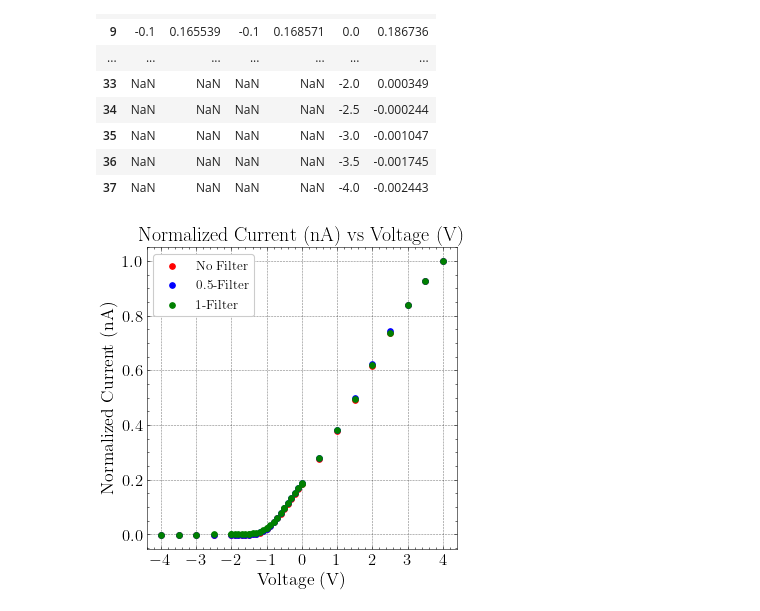
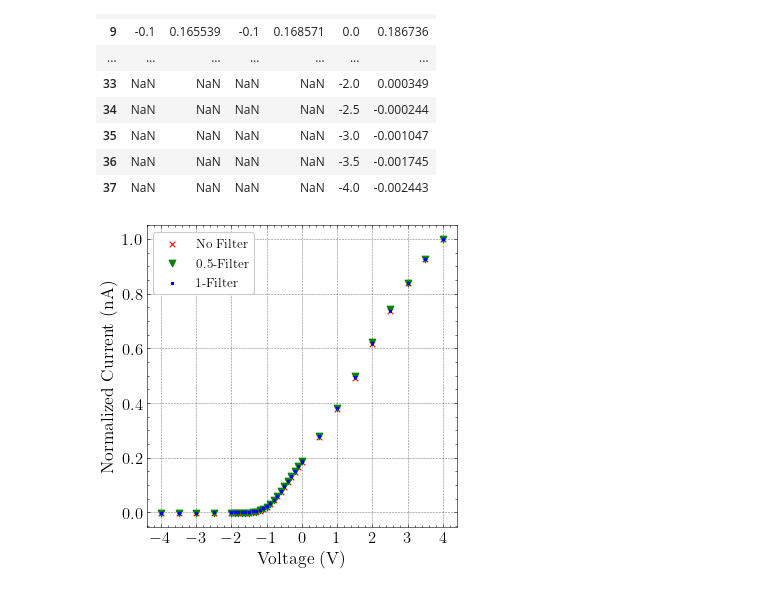
Before and after one commit to rvizarreta/ModernLab, a Jupyter notebook: 3. Photoelectric Effect/Lab.ipynb, the cells around one changed output. Cells and saved outputs as stored; diff of their text form; code cells hidden in the pictures.

```diff
--- a/3. Photoelectric Effect/Lab.ipynb
+++ b/3. Photoelectric Effect/Lab.ipynb
@@ -789,20 +795,20 @@ df
 # %%
 # PLOTTING
 fig = plt.figure(figsize=(5, 5), dpi=80)
 
-plt.scatter(df['V1'],df['I1'], color='red', label='No Filter', s=25)
-plt.scatter(df['V2'],df['I2'], color='blue', label='0.5-Filter', s=25)
-plt.scatter(df['V3'],df['I3'], color='green', label='1-Filter', s=25)
+plt.scatter(df['V1'],df['I1'], color='red', label='No Filter', s=25, marker='x')
+plt.scatter(df['V2'],df['I2'], color='green', label='0.5-Filter', s=35, marker='v')
+plt.scatter(df['V3'],df['I3'], color='blue', label='1-Filter', s=5, marker='s')
 title = 'Normalized Current (nA) vs Voltage (V)'
 
 plt.legend(loc = 'upper left')
 plt.xlabel('Voltage (V)', fontsize = 16)
 plt.ylabel('Normalized Current (nA)', fontsize = 16)
 plt.ticklabel_format(axis="y", style="sci", scilimits=(0,0))
-plt.title(title, fontsize = 18)
+#plt.title(title, fontsize = 18)
 plt.legend(prop={'size': 12}, loc=2)
 plt.xticks(fontsize=15)
 plt.yticks(fontsize=15)
 plt.savefig("Figures/figure.png")
 # %% [output]
-[figure, old version]
+[figure, new version]
```
Also changed, not shown: parts of 15 cells of this notebook, 24 other files.
